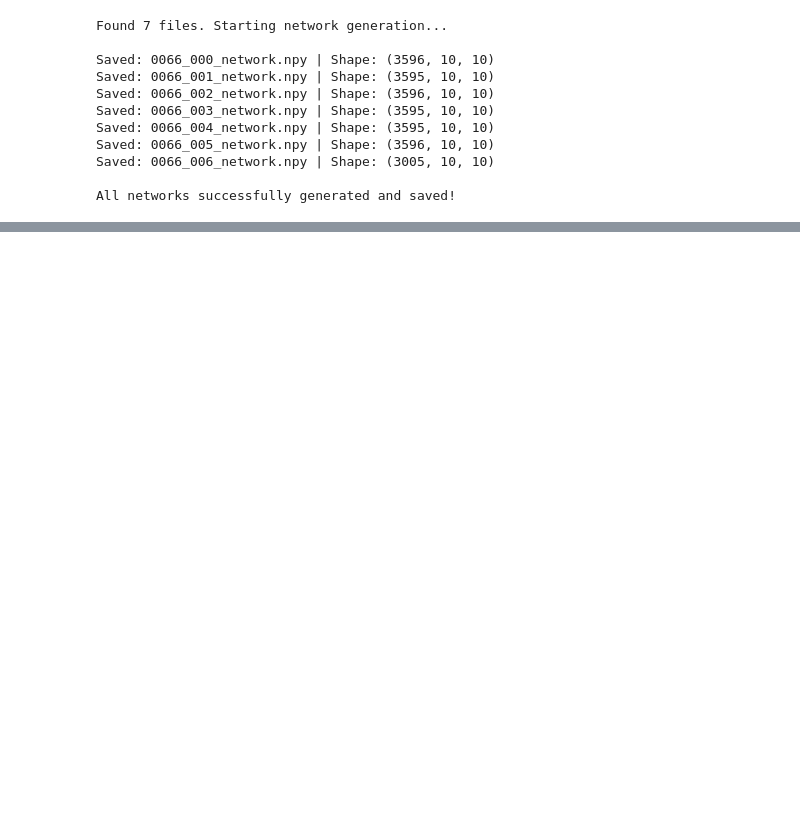
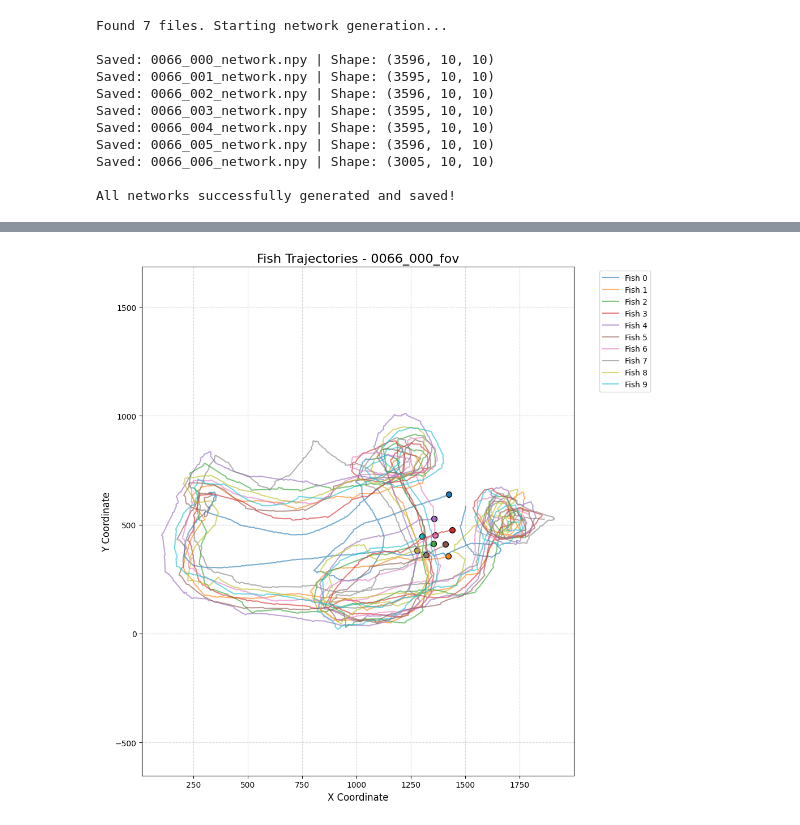
Before and after one commit to Smrfee/CSE5245_GroupF, a Jupyter notebook: build.ipynb, the cells around one changed output, grey strips where cells are left out. Drawn from its saved outputs; the diff is of its cells as text; code cells hidden in the pictures; blank space fills up the shorter version.

Commit message:
build trajectories to identify changes and leaderships

```diff
--- a/build.ipynb
+++ b/build.ipynb
@@ -135,0 +136,39 @@ plt.show()
+# %%
+import h5py
+import numpy as np
+import matplotlib.pyplot as plt
+from pathlib import Path
+
+data_dir = Path("10-fish-0066")
+h5_files = sorted(data_dir.glob("*_fov.h5"))
+
+if len(h5_files) > 0:
+    h5_path = h5_files[0]
+
+    with h5py.File(h5_path, 'r') as f:
+        x_t = f['fields/x'][:].T
+        y_t = f['fields/y'][:].T
+
+    num_frames, num_fish = x_t.shape
+
+    plt.figure(figsize=(10, 10))
+
+    for fish_idx in range(num_fish):
+        plt.plot(x_t[:, fish_idx], y_t[:, fish_idx], alpha=0.6, label=f'Fish {fish_idx}')
+
+        plt.scatter(x_t[0, fish_idx], y_t[0, fish_idx], marker='o', s=50, edgecolors='black')
+
+    plt.title(f"Fish Trajectories - {h5_path.stem}", fontsize=16)
+    plt.xlabel("X Coordinate", fontsize=12)
+    plt.ylabel("Y Coordinate", fontsize=12)
+
+    plt.legend(bbox_to_anchor=(1.05, 1), loc='upper left')
+
+    plt.axis('equal')
+    plt.grid(True, linestyle='--', alpha=0.5)
+    plt.tight_layout()
+    plt.show()
+else:
+    print("No H5 files found.")
+# %% [output]
+[figure, added]
```
Also changed, not shown: parts of 3 cells of this notebook.
